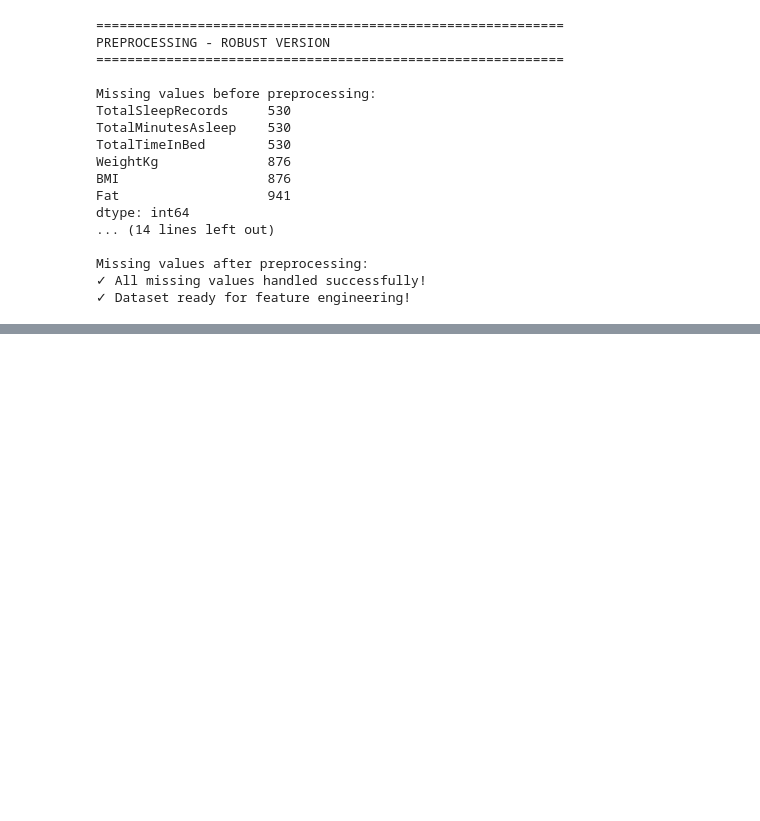
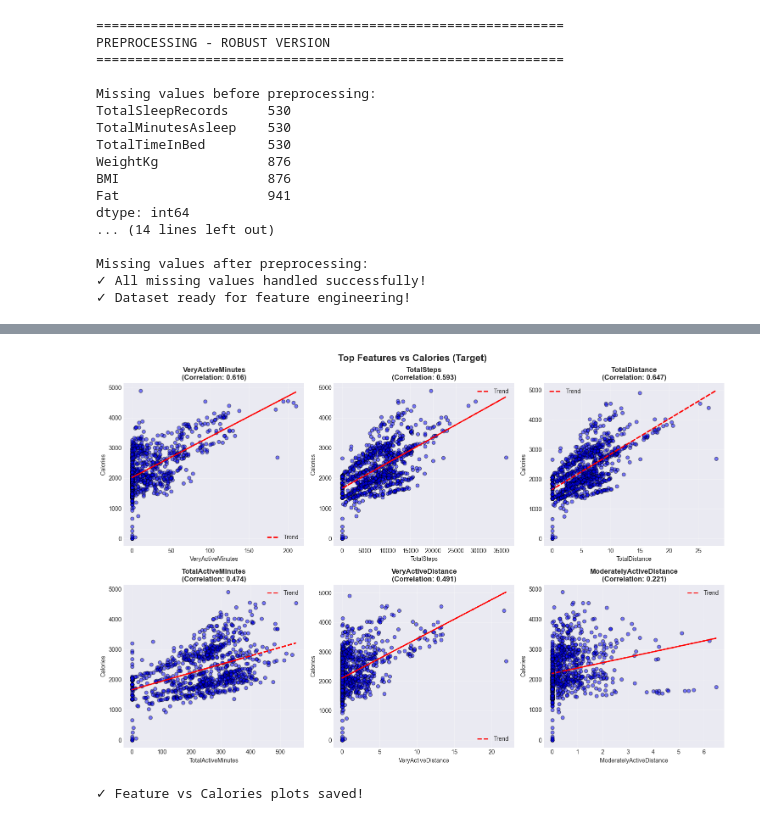
Before and after one commit to Dhaurshand/FitSense, a Jupyter notebook: Notebooks/Regression/regression.ipynb, the cells around one changed output, grey strips where cells are left out. Saved outputs shown, nothing was run; the diff lists cells and outputs as text; code cells hidden in the pictures; blank space fills up the shorter version.

```diff
--- a/Notebooks/Regression/regression.ipynb
+++ b/Notebooks/Regression/regression.ipynb
@@ -325,0 +469,34 @@ Missing values after preprocessing:
+# %%
+# CELL 12: Feature vs Target Visualization
+
+# Select top 6 features by correlation
+top_features = ['VeryActiveMinutes', 'TotalSteps', 'TotalDistance',
+                'TotalActiveMinutes', 'VeryActiveDistance', 'ModeratelyActiveDistance']
+
+fig, axes = plt.subplots(2, 3, figsize=(15, 10))
+fig.suptitle('Top Features vs Calories (Target)', fontsize=16, fontweight='bold')
+
+axes = axes.ravel()
+
+for idx, feature in enumerate(top_features):
+    axes[idx].scatter(merged_df[feature], merged_df['Calories'], alpha=0.5, color='blue', edgecolor='black')
+
+    # Add trend line
+    z = np.polyfit(merged_df[feature], merged_df['Calories'], 1)
+    p = np.poly1d(z)
+    axes[idx].plot(merged_df[feature], p(merged_df[feature]), "r--", linewidth=2, label='Trend')
+
+    corr = merged_df[feature].corr(merged_df['Calories'])
+    axes[idx].set_title(f'{feature}\n(Correlation: {corr:.3f})', fontweight='bold')
+    axes[idx].set_xlabel(feature)
+    axes[idx].set_ylabel('Calories')
+    axes[idx].legend()
+    axes[idx].grid(True, alpha=0.3)
+
+plt.tight_layout()
+plt.show()
+
+print("✓ Feature vs Calories plots saved!")
+# %% [output]
+[figure, added]
+✓ Feature vs Calories plots saved!
```
Also changed, not shown: parts of 6 cells of this notebook, 1 other file.
